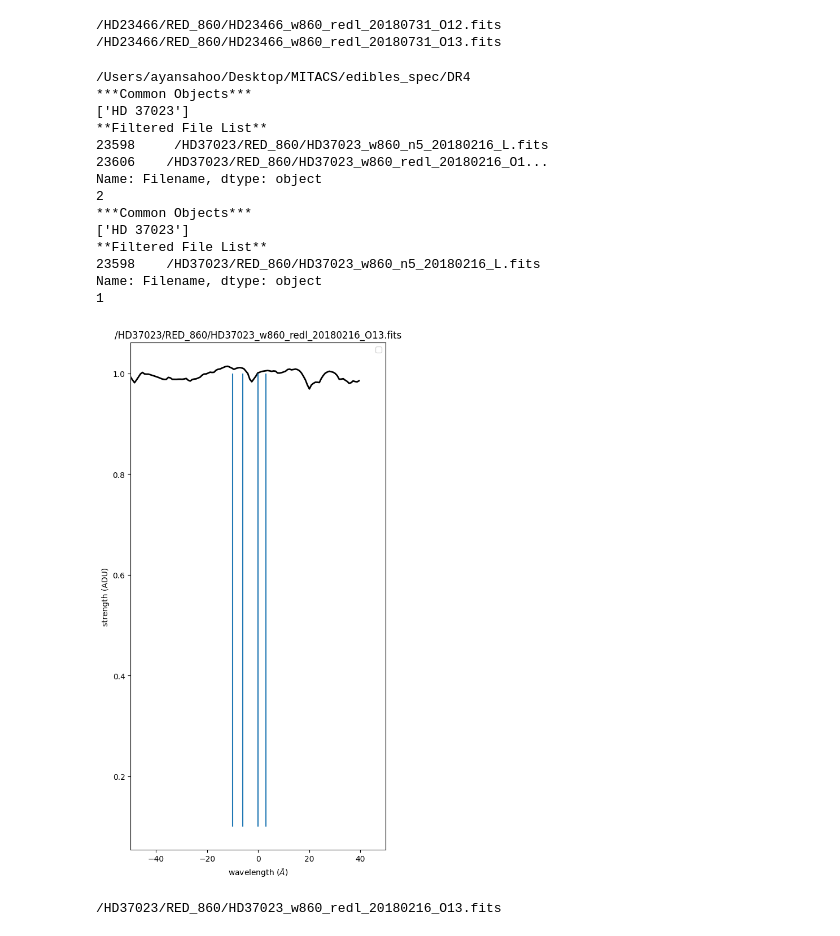
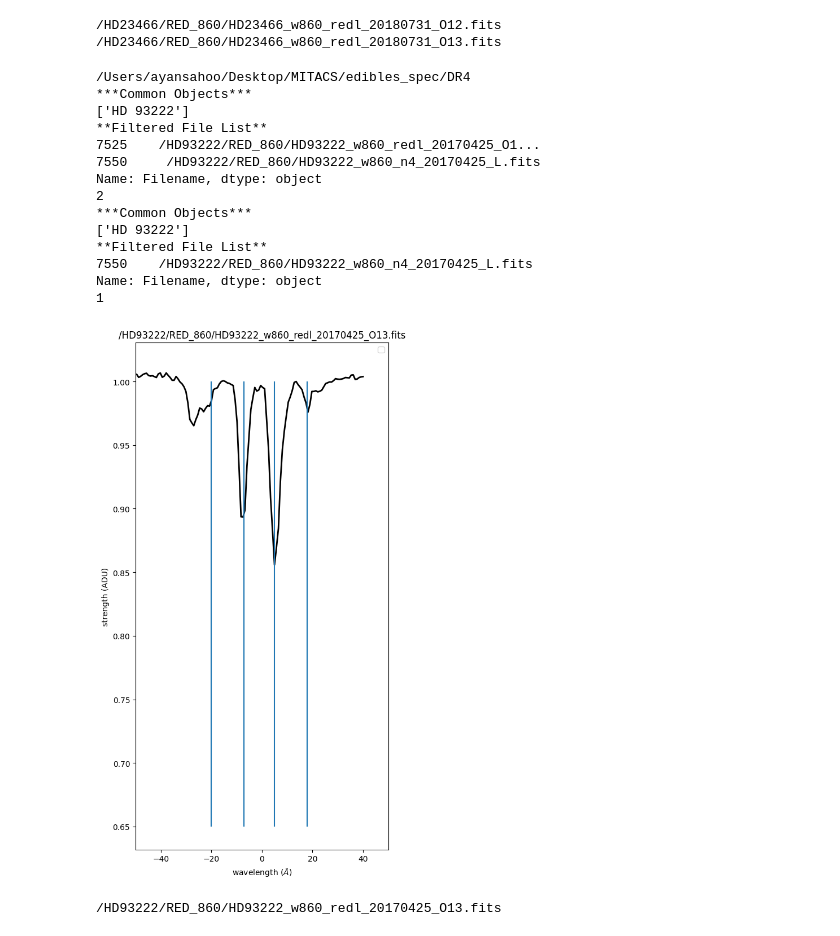
Before and after one commit to AyanS13/edibles, a Jupyter notebook: cloud_checker.ipynb, the cells around one changed output. Cells and saved outputs as stored; diff of their text form; code cells hidden in the pictures.

```diff
--- a/cloud_checker.ipynb
+++ b/cloud_checker.ipynb
@@ -12,7 +12,7 @@ from scipy.interpolate import CubicSpline
 # %% [markdown]
 # Na I
 # %%
-sightline = "HD 37023"
+sightline = "HD 93222"
 pythia = EdiblesOracle()
 List_1 = pythia.getFilteredObsList(object=[sightline], MergedOnly=False, Wave=3302)
 test_1 = List_1.values.tolist()
@@ -26,9 +26,9 @@ test = list(test)
 
 lambda0 = [3302.368, 3302.978]
 ref_wave = 3302.368
-cl_1 = -10
-cl_2 = -6
-cl_3 = 0
+cl_1 = -20
+cl_2 = -7
+cl_3 = 5
 cl_4 = 3
 # cl_5 = 12
 # cl_5 = -7
@@ -70,10 +70,10 @@ for i in range(len(test)):
 
     # Plot data on the corresponding subplot
     axs[i].plot(3*(10**5)*(wave-ref_wave)/ref_wave, flux, color='k', linewidth=2)
-    axs[i].vlines(x=cl_1, ymin=0.4, ymax=1)
-    axs[i].vlines(x=cl_2, ymin=0.4, ymax=1)
-    axs[i].vlines(x=cl_3, ymin=0.4, ymax=1)
-    axs[i].vlines(x=cl_4, ymin=0.4, ymax=1)
+    axs[i].vlines(x=cl_1, ymin=0.8, ymax=1)
+    axs[i].vlines(x=cl_2, ymin=0.8, ymax=1)
+    axs[i].vlines(x=cl_3, ymin=0.8, ymax=1)
+    # axs[i].vlines(x=cl_4, ymin=0.4, ymax=1)
     # axs[i].vlines(x=cl_5, ymin=0.4, ymax=1)
 
 
@@ -345,7 +351,7 @@ Name: Filename, dtype: object
 /HD23466/RED_860/HD23466_w860_redl_20180731_O12.fits
 /HD23466/RED_860/HD23466_w860_redl_20180731_O13.fits
 # %%
-sightline = "HD 37023"
+sightline = "HD 93222"
 pythia = EdiblesOracle()
 List_1 = pythia.getFilteredObsList(object=[sightline], MergedOnly=False, Wave=7698)
 test_1 = List_1.values.tolist()
@@ -359,10 +365,10 @@ test = list(test)
 
 lambda0 = [7698.965]
 ref_wave = 7698.965
-cl_1 = -10
-cl_2 = -6
-cl_3 = 0
-cl_4 = 3
+cl_1 = -20
+cl_2 = -7
+cl_3 = 5
+cl_4 = 18
 # cl_5 = 5
 # f = [0.005450, 0.005450]
 # gamma = [1e8,1e8]
@@ -403,10 +409,10 @@ for i in range(len(test)):
 
     # Plot data on the corresponding subplot
     axs[i].plot(3*(10**5)*(wave-ref_wave)/ref_wave, flux, color='k', linewidth=2)
-    axs[i].vlines(x=cl_1, ymin=0.1, ymax=1)
-    axs[i].vlines(x=cl_2, ymin=0.1, ymax=1)
-    axs[i].vlines(x=cl_3, ymin=0.1, ymax=1)
-    axs[i].vlines(x=cl_4, ymin=0.1, ymax=1)
+    axs[i].vlines(x=cl_1, ymin=0.65, ymax=1)
+    axs[i].vlines(x=cl_2, ymin=0.65, ymax=1)
+    axs[i].vlines(x=cl_3, ymin=0.65, ymax=1)
+    axs[i].vlines(x=cl_4, ymin=0.65, ymax=1)
     # axs[i].vlines(x=cl_5, ymin=0.1, ymax=1)
     # y = np.ones(len(wave))
     # axs[i].plot(wave, y)
@@ -421,37 +427,37 @@ for i in range(len(test)):
     axs[i].set_title(str(test[i]))
 
     # Set x and y labels for each subplot
     axs[i].set_xlabel('wavelength ($\AA$)')
     axs[i].set_ylabel('strength (ADU)')
 
     axs[i].set_xlim(-50, 50)
 
 # Hide the unused subplots
 for j in range(len(test), len(axs)):
     fig.delaxes(axs[j])
 # Adjust the layout so titles and labels fit well
 plt.tight_layout()
 plt.legend()
 # Show the plot
 plt.show()
 
 
 for i in test:
     print(i)
 # %% [output]
 /Users/ayansahoo/Desktop/MITACS/edibles_spec/DR4
 ***Common Objects***
-['HD 37023']
+['HD 93222']
 **Filtered File List**
-23598     /HD37023/RED_860/HD37023_w860_n5_20180216_L.fits
-23606    /HD37023/RED_860/HD37023_w860_redl_20180216_O1...
+7525    /HD93222/RED_860/HD93222_w860_redl_20170425_O1...
+7550     /HD93222/RED_860/HD93222_w860_n4_20170425_L.fits
 Name: Filename, dtype: object
 2
 ***Common Objects***
-['HD 37023']
+['HD 93222']
 **Filtered File List**
-23598    /HD37023/RED_860/HD37023_w860_n5_20180216_L.fits
+7550    /HD93222/RED_860/HD93222_w860_n4_20170425_L.fits
 Name: Filename, dtype: object
 1
-[figure, old version]
+[figure, new version]
-/HD37023/RED_860/HD37023_w860_redl_20180216_O13.fits
+/HD93222/RED_860/HD93222_w860_redl_20170425_O13.fits
```
Also changed, not shown: parts of 1 cell of this notebook, 5 other files.
